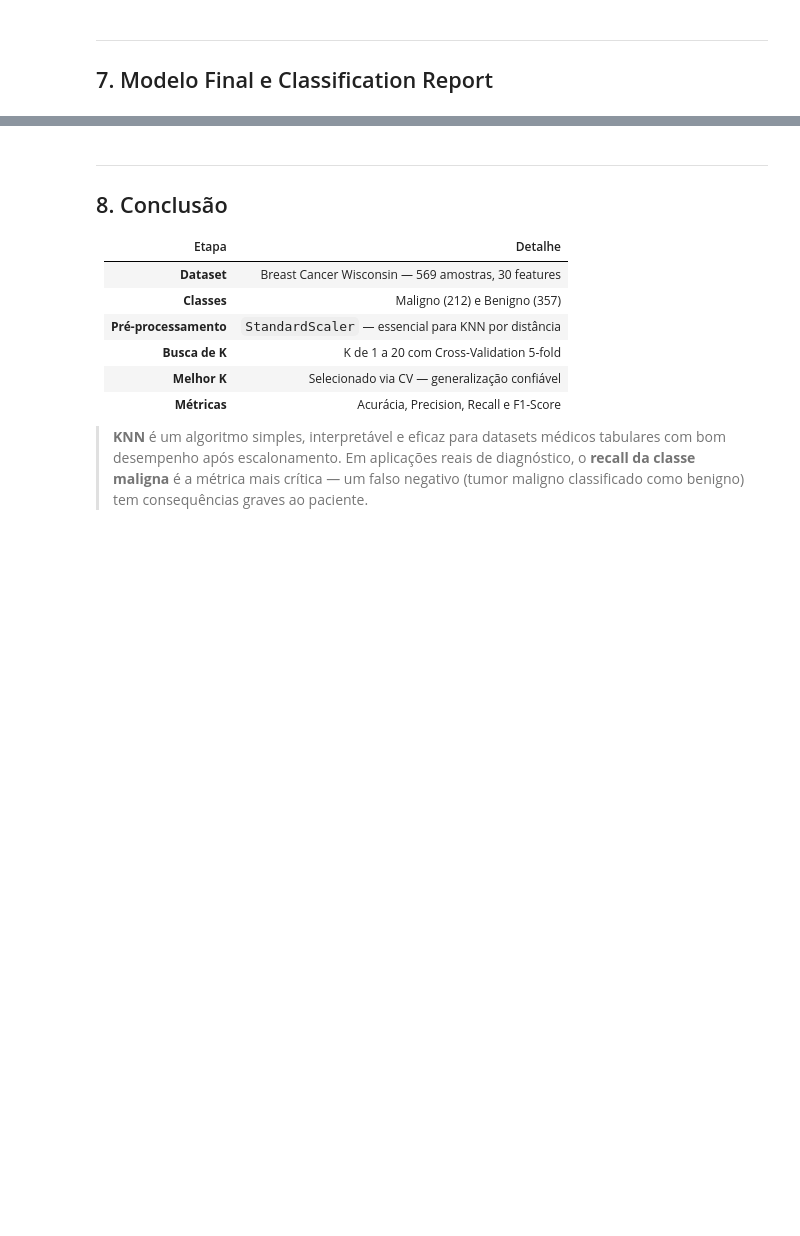
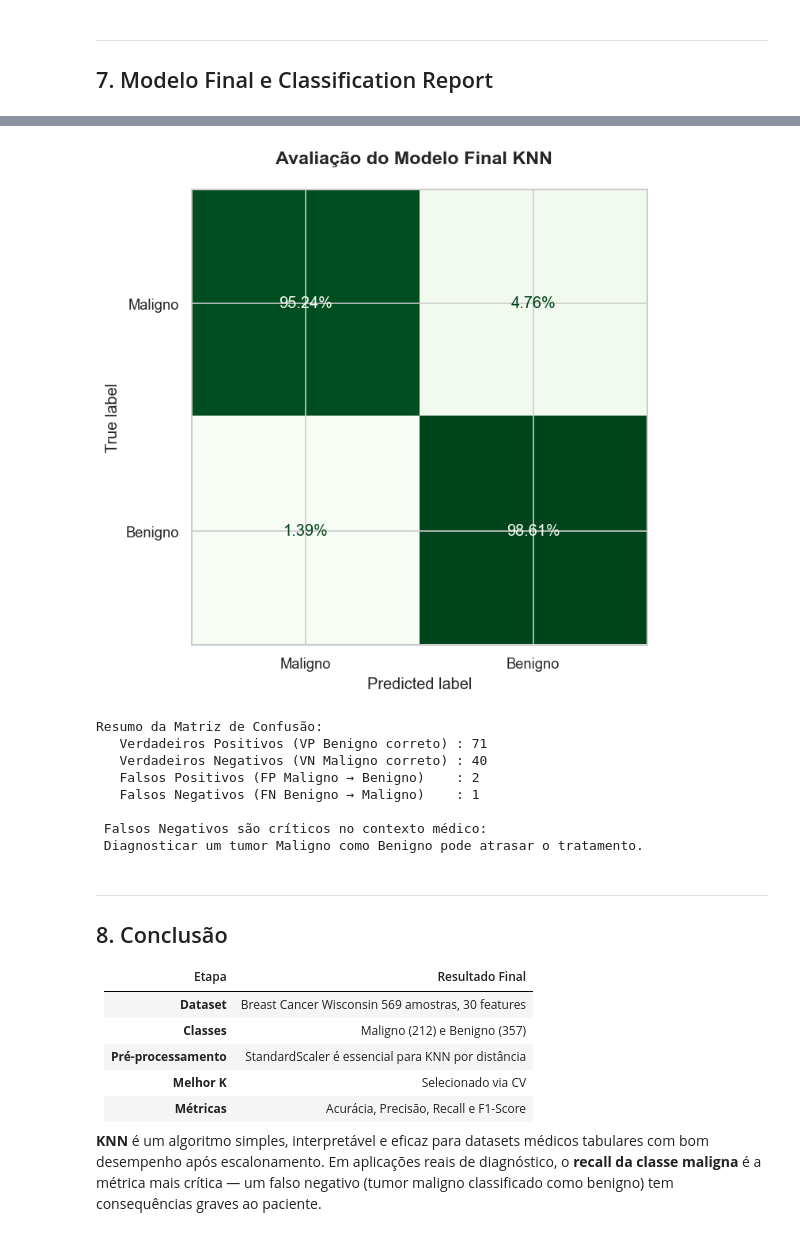
Before and after one commit to rafdavis/AM-ATV2, a Jupyter notebook: knn_breast_cancer.ipynb, the cells around one changed output, grey strips where cells are left out. Saved outputs shown, nothing was run; the diff lists cells and outputs as text; code cells hidden in the pictures; blank space fills up the shorter version.

```diff
--- a/knn_breast_cancer.ipynb
+++ b/knn_breast_cancer.ipynb
@@ -338,50 +227,48 @@ print(classification_report(y_test, y_pred,
 # %%
-fig, axes = plt.subplots(1, 2, figsize=(14, 5))
+fig, ax = plt.subplots(figsize=(8, 6))
 
-# Matriz de confusão normalizada
 cm      = confusion_matrix(y_test, y_pred)
 cm_norm = confusion_matrix(y_test, y_pred, normalize='true')
 
-# Painel 1: valores absolutos
-disp = ConfusionMatrixDisplay(confusion_matrix=cm,
-                               display_labels=['Maligno', 'Benigno'])
-disp.plot(ax=axes[0], colorbar=False, cmap='Blues')
-axes[0].set_title(f'Matriz de Confusão — K={best_k}\n(valores absolutos)',
-                  fontsize=12, fontweight='bold')
 
-# Painel 2: normalizada
-disp2 = ConfusionMatrixDisplay(confusion_matrix=cm_norm,
+disp = ConfusionMatrixDisplay(confusion_matrix=cm_norm,
                                 display_labels=['Maligno', 'Benigno'])
-disp2.plot(ax=axes[1], colorbar=False, cmap='Greens',
+disp.plot( ax = ax, colorbar=False, cmap='Greens',
            values_format='.2%')
-axes[1].set_title(f'Matriz de Confusão — K={best_k}\n(normalizada por classe real)',
-                  fontsize=12, fontweight='bold')
 
 plt.suptitle('Avaliação do Modelo Final KNN', fontsize=14, fontweight='bold')
 plt.tight_layout()
-plt.savefig('/mnt/user-data/outputs/confusion_matrix.png', bbox_inches='tight', dpi=150)
+plt.savefig('matriz.png', bbox_inches='tight', dpi=150)
 plt.show()
 
-# Métricas finais
-tn, fp, fn, tp = cm.ravel()
-print(f"\n📊 Resumo da Matriz de Confusão:")
-print(f"   Verdadeiros Positivos (TP — Benigno correto) : {tp}")
-print(f"   Verdadeiros Negativos (TN — Maligno correto) : {tn}")
-print(f"   Falsos Positivos (FP — Maligno → Benigno)    : {fp}")
-print(f"   Falsos Negativos (FN — Benigno → Maligno)    : {fn}")
-print(f"\n⚠️  Falsos Negativos são críticos no contexto médico:")
-print(f"   → Diagnosticar um tumor MALIGNO como benigno pode atrasar o tratamento.")
+vn, fp, fn, vp = cm.ravel()
+print(f"\nResumo da Matriz de Confusão:")
+print(f"   Verdadeiros Positivos (VP Benigno correto) : {vp}")
+print(f"   Verdadeiros Negativos (VN Maligno correto) : {vn}")
+print(f"   Falsos Positivos (FP Maligno → Benigno)    : {fp}")
+print(f"   Falsos Negativos (FN Benigno → Maligno)    : {fn}")
+print(f"\n Falsos Negativos são críticos no contexto médico:")
+print(f" Diagnosticar um tumor Maligno como Benigno pode atrasar o tratamento.")
+# %% [output]
+[figure, added]
+Resumo da Matriz de Confusão:
+   Verdadeiros Positivos (VP Benigno correto) : 71
+   Verdadeiros Negativos (VN Maligno correto) : 40
+   Falsos Positivos (FP Maligno → Benigno)    : 2
+   Falsos Negativos (FN Benigno → Maligno)    : 1
+
+ Falsos Negativos são críticos no contexto médico:
+ Diagnosticar um tumor Maligno como Benigno pode atrasar o tratamento.
 # %% [markdown]
 ---
 ## 8. Conclusão
 
-| Etapa | Detalhe |
+| Etapa | Resultado Final |
 |-------|---------|
-| **Dataset** | Breast Cancer Wisconsin — 569 amostras, 30 features |
+| **Dataset** | Breast Cancer Wisconsin 569 amostras, 30 features |
 | **Classes** | Maligno (212) e Benigno (357) |
-| **Pré-processamento** | `StandardScaler` — essencial para KNN por distância |
-| **Busca de K** | K de 1 a 20 com Cross-Validation 5-fold |
-| **Melhor K** | Selecionado via CV — generalização confiável |
-| **Métricas** | Acurácia, Precision, Recall e F1-Score |
+| **Pré-processamento** | StandardScaler é essencial para KNN por distância |
+| **Melhor K** | Selecionado via CV |
+| **Métricas** | Acurácia, Precisão, Recall e F1-Score |
 
-> **KNN** é um algoritmo simples, interpretável e eficaz para datasets médicos tabulares com bom desempenho após escalonamento. Em aplicações reais de diagnóstico, o **recall da classe maligna** é a métrica mais crítica — um falso negativo (tumor maligno classificado como benigno) tem consequências graves ao paciente.
+**KNN** é um algoritmo simples, interpretável e eficaz para datasets médicos tabulares com bom desempenho após escalonamento. Em aplicações reais de diagnóstico, o **recall da classe maligna** é a métrica mais crítica — um falso negativo (tumor maligno classificado como benigno) tem consequências graves ao paciente.
```
Also changed, not shown: parts of 15 cells of this notebook.
